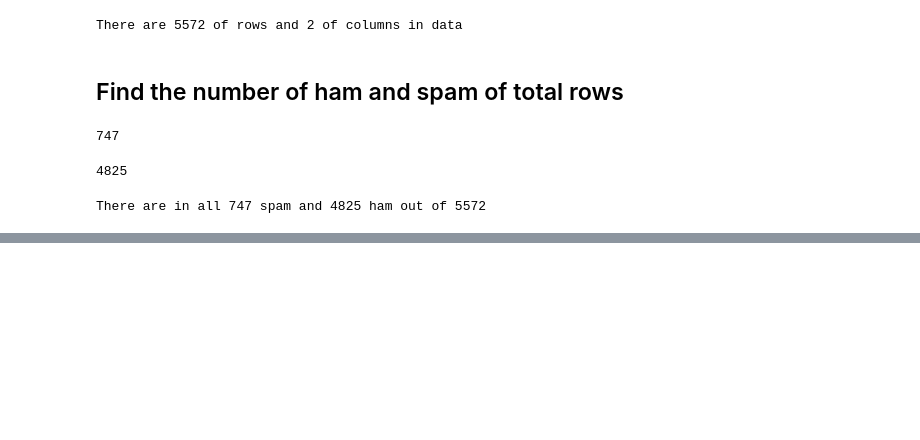
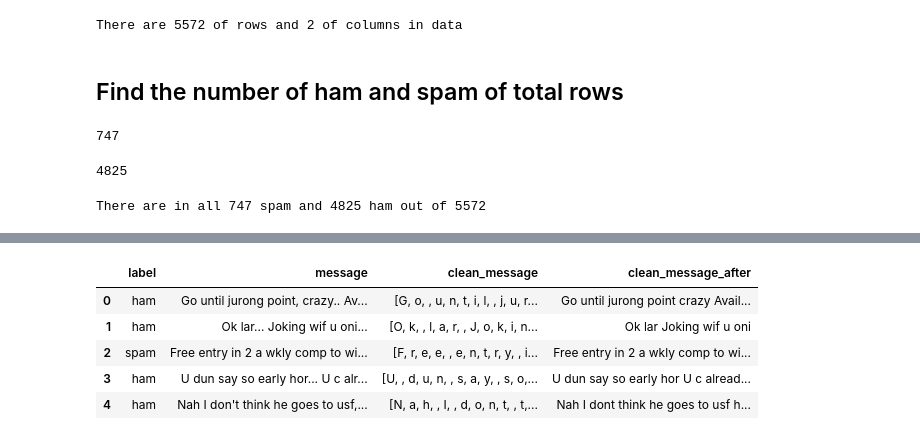
Before and after one commit to hrushikute/DataAnalytics, a Jupyter notebook: nltk_exploration.ipynb, the cells around one changed output, grey strips where cells are left out. Cells and saved outputs as stored; diff of their text form; code cells hidden in the pictures; blank space fills up the shorter version.

```diff
--- a/nltk_exploration.ipynb
+++ b/nltk_exploration.ipynb
@@ -90,0 +105,8 @@ There are in all 747 spam and 4825 ham out of 5572
+# %%
+def remove_punctuation(data):
+  # Used list comprehension
+  text_noPunct = [char for char in data if char not in string.punctuation]
+  return text_noPunct
+# %%
+data2['clean_message'] = data2['message'].apply(lambda x: remove_punctuation(x))
+data2.head()
@@ -90,0 +120,18 @@ There are in all 747 spam and 4825 ham out of 5572
+# %%
+# Here the clean message have each character as list however we want sentences
+# Hence we need to add join by modifying the remove_punctuation function
+
+def remove_punctuation(data):
+  # Used list comprehension
+  text_noPunct = "".join([char for char in data if char not in string.punctuation])
+  return text_noPunct
+
+data2['clean_message_after'] = data2['message'].apply(lambda x: remove_punctuation(x))
+data2.head()
+# %% [output]
+|  | label | message | clean_message | clean_message_after |
+| 0 | ham | Go until jurong point, crazy.. Av... | [G, o, , u, n, t, i, l, , j, u, r... | Go until jurong point crazy Avail... |
+| 1 | ham | Ok lar... Joking wif u oni... | [O, k, , l, a, r, , J, o, k, i, n... | Ok lar Joking wif u oni |
+| 2 | spam | Free entry in 2 a wkly comp to wi... | [F, r, e, e, , e, n, t, r, y, , i... | Free entry in 2 a wkly comp to wi... |
+| 3 | ham | U dun say so early hor... U c alr... | [U, , d, u, n, , s, a, y, , s, o,... | U dun say so early hor U c alread... |
+| 4 | ham | Nah I don't think he goes to usf,... | [N, a, h, , I, , d, o, n, t, , t,... | Nah I dont think he goes to usf h... |
```
Also changed, not shown: parts of 3 cells of this notebook.
